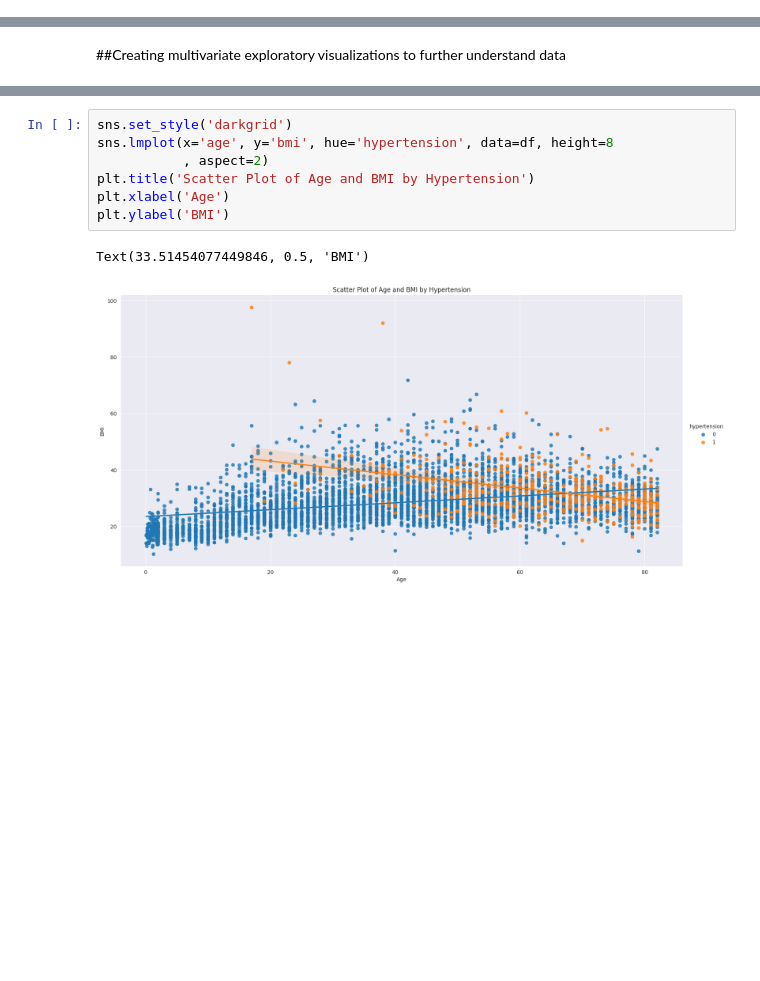
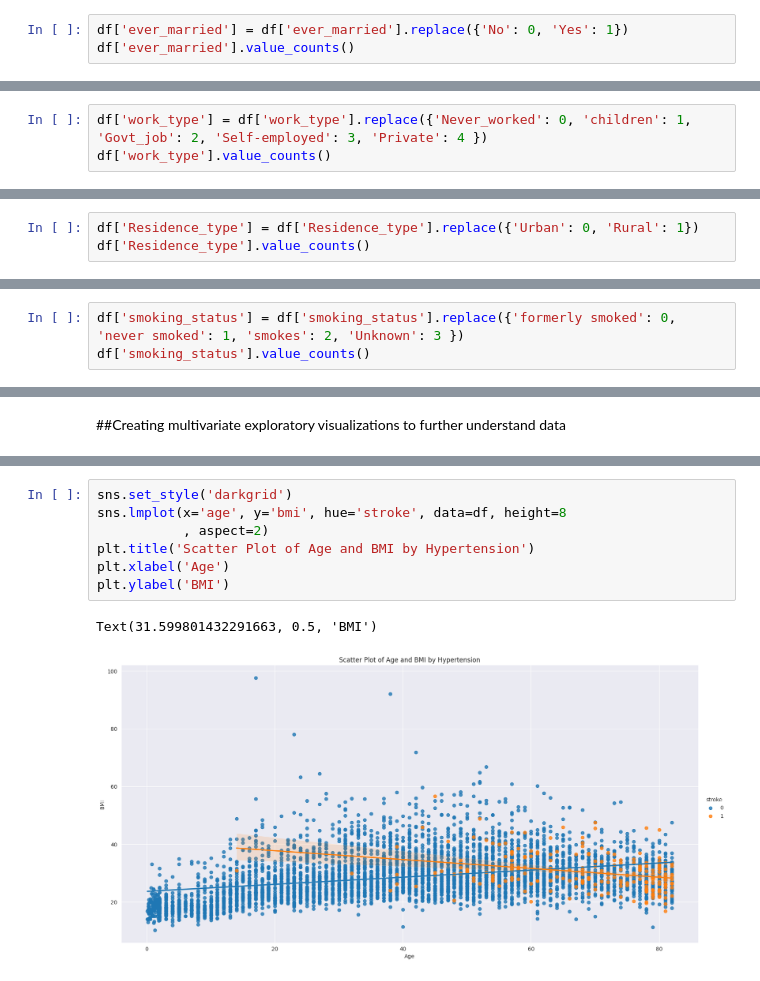
Before and after one commit to hawkeyedatatsai/Stroke-Prediction, a Jupyter notebook: Stroke_Prediction.ipynb, the cells around one changed output, grey strips where cells are left out. Cells and saved outputs as stored; diff of their text form; blank space fills up the shorter version.

```diff
--- a/Stroke_Prediction.ipynb
+++ b/Stroke_Prediction.ipynb
@@ -222,0 +229,3 @@ for col in df.select_dtypes(include='object').columns:
+# %%
+df['ever_married'] = df['ever_married'].replace({'No': 0, 'Yes': 1})
+df['ever_married'].value_counts()
@@ -222,0 +236,3 @@ for col in df.select_dtypes(include='object').columns:
+# %%
+df['work_type'] = df['work_type'].replace({'Never_worked': 0, 'children': 1, 'Govt_job': 2, 'Self-employed': 3, 'Private': 4 })
+df['work_type'].value_counts()
@@ -222,0 +246,3 @@ for col in df.select_dtypes(include='object').columns:
+# %%
+df['Residence_type'] = df['Residence_type'].replace({'Urban': 0, 'Rural': 1})
+df['Residence_type'].value_counts()
@@ -222,0 +253,3 @@ for col in df.select_dtypes(include='object').columns:
+# %%
+df['smoking_status'] = df['smoking_status'].replace({'formerly smoked': 0, 'never smoked': 1, 'smokes': 2, 'Unknown': 3 })
+df['smoking_status'].value_counts()
@@ -242,10 +311,10 @@ Text(0, 0.5, 'BMI')
 # %%
 sns.set_style('darkgrid')
-sns.lmplot(x='age', y='bmi', hue='hypertension', data=df, height=8
+sns.lmplot(x='age', y='bmi', hue='stroke', data=df, height=8
            , aspect=2)
 plt.title('Scatter Plot of Age and BMI by Hypertension')
 plt.xlabel('Age')
 plt.ylabel('BMI')
 # %% [output]
-Text(33.51454077449846, 0.5, 'BMI')
+Text(31.599801432291663, 0.5, 'BMI')
-[figure, old version]
+[figure, new version]
```
Also changed, not shown: parts of 17 cells of this notebook.
